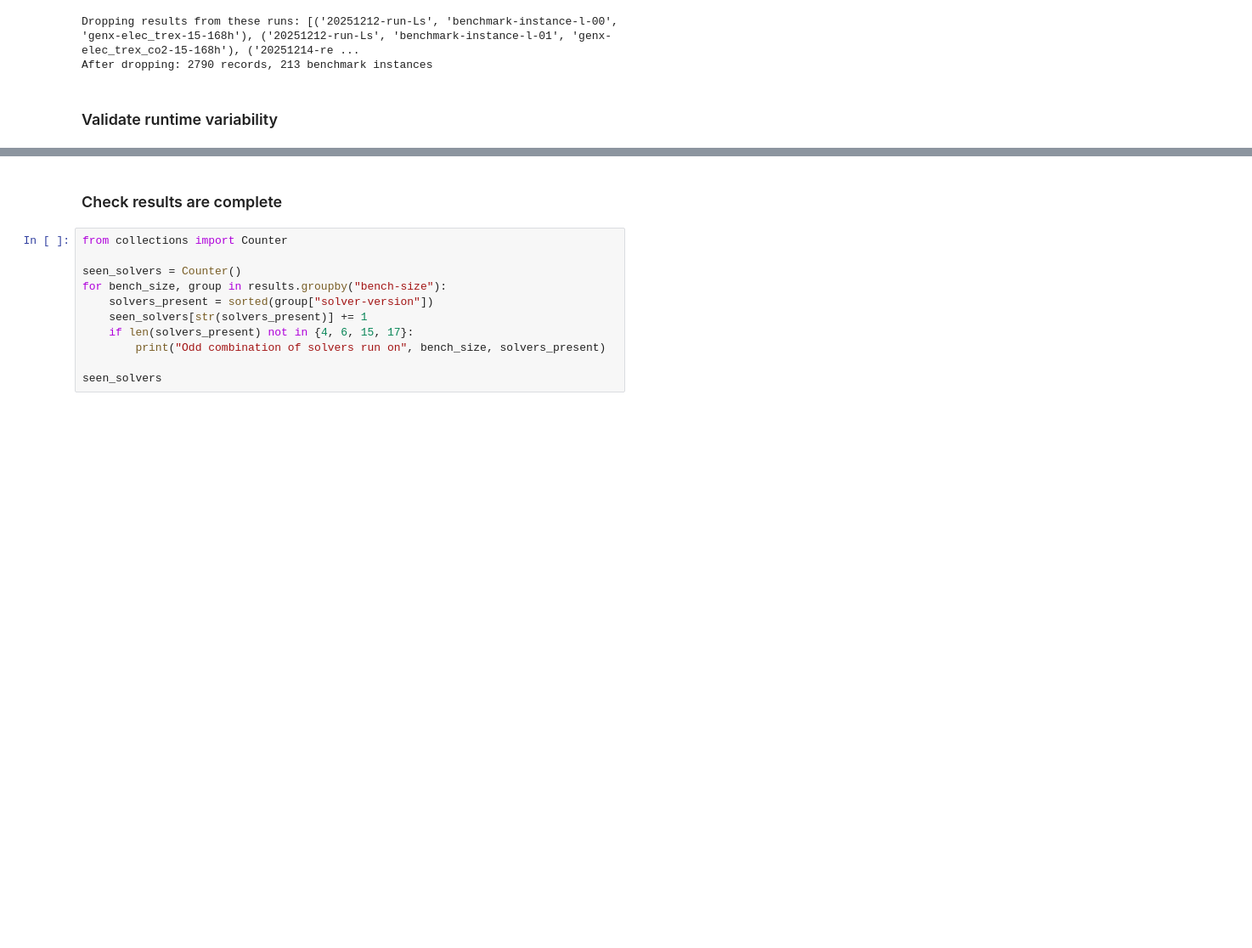
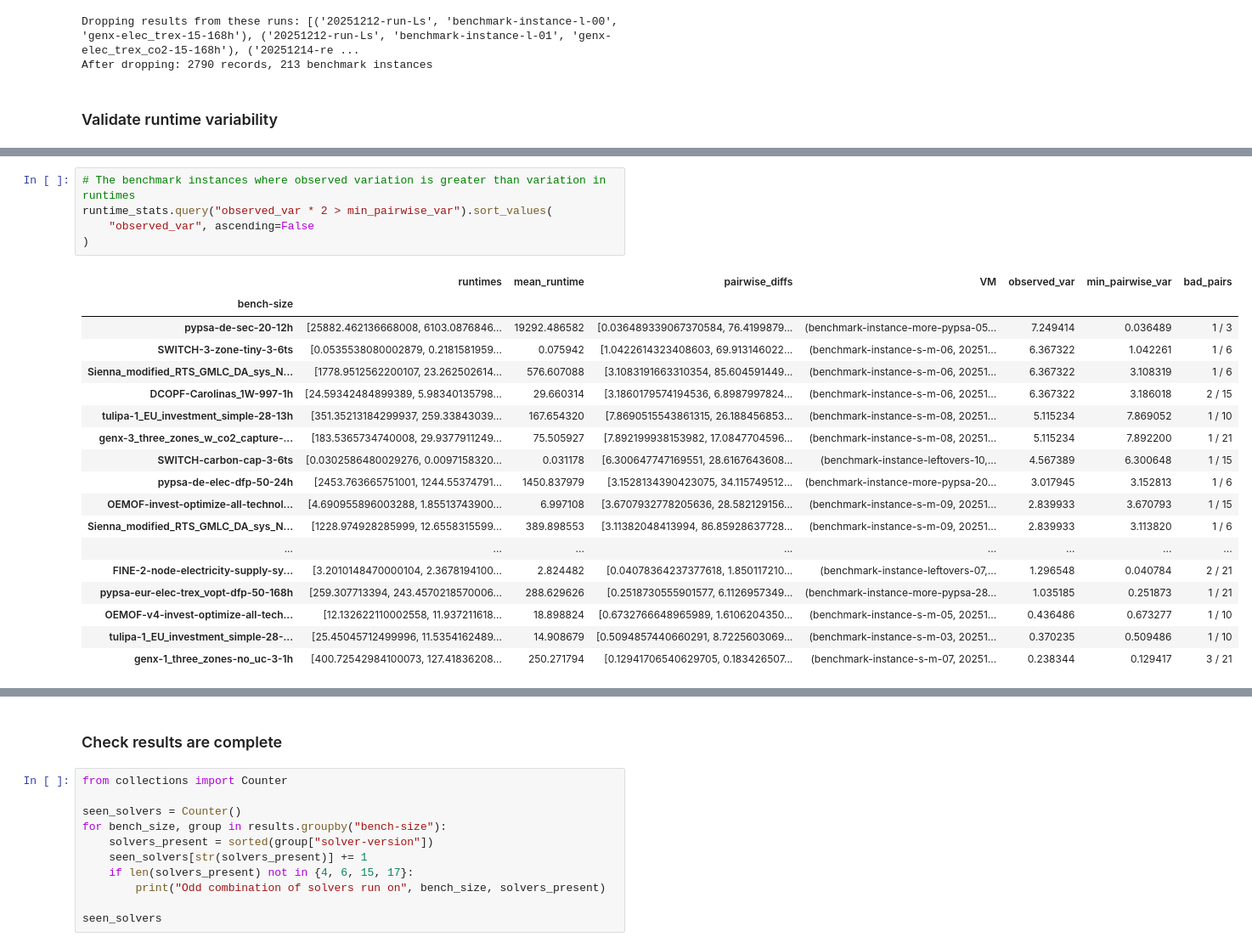
Before and after one commit to open-energy-transition/solver-benchmark, a Jupyter notebook: notebooks/run-v2.ipynb, the cells around one changed output, grey strips where cells are left out. Shown at 85% size. Cells and saved outputs as stored; diff of their text form; blank space fills up the shorter version.

Commit message:
Update runtime variation checks

```diff
--- a/notebooks/run-v2.ipynb
+++ b/notebooks/run-v2.ipynb
@@ -1386,0 +1447,24 @@ variability.sort_values("std %", ascending=False)
+# %%
+# The benchmark instances where observed variation is greater than variation in runtimes
+runtime_stats.query("observed_var * 2 > min_pairwise_var").sort_values(
+    "observed_var", ascending=False
+)
+# %% [output]
+|  | runtimes | mean_runtime | pairwise_diffs | VM | observed_var | min_pairwise_var | bad_pairs |
+| bench-size |  |  |  |  |  |  |  |
+| pypsa-de-sec-20-12h | [25882.462136668008, 6103.0876846... | 19292.486582 | [0.036489339067370584, 76.4199879... | (benchmark-instance-more-pypsa-05... | 7.249414 | 0.036489 | 1 / 3 |
+| SWITCH-3-zone-tiny-3-6ts | [0.0535538080002879, 0.2181581959... | 0.075942 | [1.0422614323408603, 69.913146022... | (benchmark-instance-s-m-06, 20251... | 6.367322 | 1.042261 | 1 / 6 |
+| Sienna_modified_RTS_GMLC_DA_sys_N... | [1778.9512562200107, 23.262502614... | 576.607088 | [3.1083191663310354, 85.604591449... | (benchmark-instance-s-m-06, 20251... | 6.367322 | 3.108319 | 1 / 6 |
+| DCOPF-Carolinas_1W-997-1h | [24.59342484899389, 5.98340135798... | 29.660314 | [3.1860179574194536, 6.8987997824... | (benchmark-instance-s-m-06, 20251... | 6.367322 | 3.186018 | 2 / 15 |
+| tulipa-1_EU_investment_simple-28-13h | [351.35213184299937, 259.33843039... | 167.654320 | [7.8690515543861315, 26.188456853... | (benchmark-instance-s-m-08, 20251... | 5.115234 | 7.869052 | 1 / 10 |
+| genx-3_three_zones_w_co2_capture-... | [183.5365734740008, 29.9377911249... | 75.505927 | [7.892199938153982, 17.0847704596... | (benchmark-instance-s-m-08, 20251... | 5.115234 | 7.892200 | 1 / 21 |
+| SWITCH-carbon-cap-3-6ts | [0.0302586480029276, 0.0097158320... | 0.031178 | [6.300647747169551, 28.6167643608... | (benchmark-instance-leftovers-10,... | 4.567389 | 6.300648 | 1 / 15 |
+| pypsa-de-elec-dfp-50-24h | [2453.763665751001, 1244.55374791... | 1450.837979 | [3.1528134390423075, 34.115749512... | (benchmark-instance-more-pypsa-20... | 3.017945 | 3.152813 | 1 / 6 |
+| OEMOF-invest-optimize-all-technol... | [4.690955896003288, 1.85513743900... | 6.997108 | [3.6707932778205636, 28.582129156... | (benchmark-instance-s-m-09, 20251... | 2.839933 | 3.670793 | 1 / 15 |
+| Sienna_modified_RTS_GMLC_DA_sys_N... | [1228.974928285999, 12.6558315599... | 389.898553 | [3.11382048413994, 86.85928637728... | (benchmark-instance-s-m-09, 20251... | 2.839933 | 3.113820 | 1 / 6 |
+| ... | ... | ... | ... | ... | ... | ... | ... |
+| FINE-2-node-electricity-supply-sy... | [3.2010148470000104, 2.3678194100... | 2.824482 | [0.04078364237377618, 1.850117210... | (benchmark-instance-leftovers-07,... | 1.296548 | 0.040784 | 2 / 21 |
+| pypsa-eur-elec-trex_vopt-dfp-50-168h | [259.307713394, 243.4570218570006... | 288.629626 | [0.2518730555901577, 6.1126957349... | (benchmark-instance-more-pypsa-28... | 1.035185 | 0.251873 | 1 / 21 |
+| OEMOF-v4-invest-optimize-all-tech... | [12.132622110002558, 11.937211618... | 18.898824 | [0.6732766648965989, 1.6106204350... | (benchmark-instance-s-m-05, 20251... | 0.436486 | 0.673277 | 1 / 10 |
+| tulipa-1_EU_investment_simple-28-... | [25.45045712499996, 11.5354162489... | 14.908679 | [0.5094857440660291, 8.7225603069... | (benchmark-instance-s-m-03, 20251... | 0.370235 | 0.509486 | 1 / 10 |
+| genx-1_three_zones-no_uc-3-1h | [400.72542984100073, 127.41836208... | 250.271794 | [0.12941706540629705, 0.183426507... | (benchmark-instance-s-m-07, 20251... | 0.238344 | 0.129417 | 3 / 21 |
```
Also changed, not shown: parts of 4 cells of this notebook.
